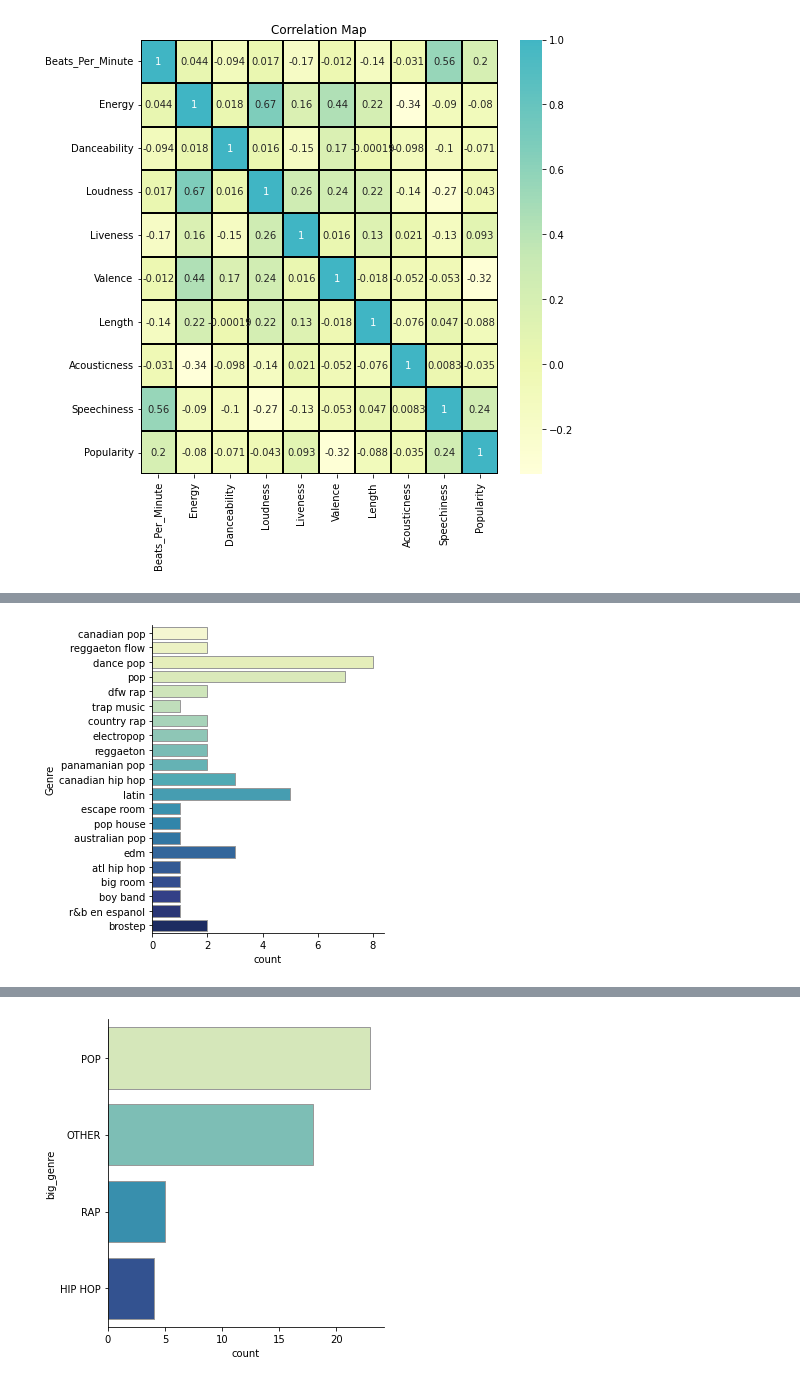
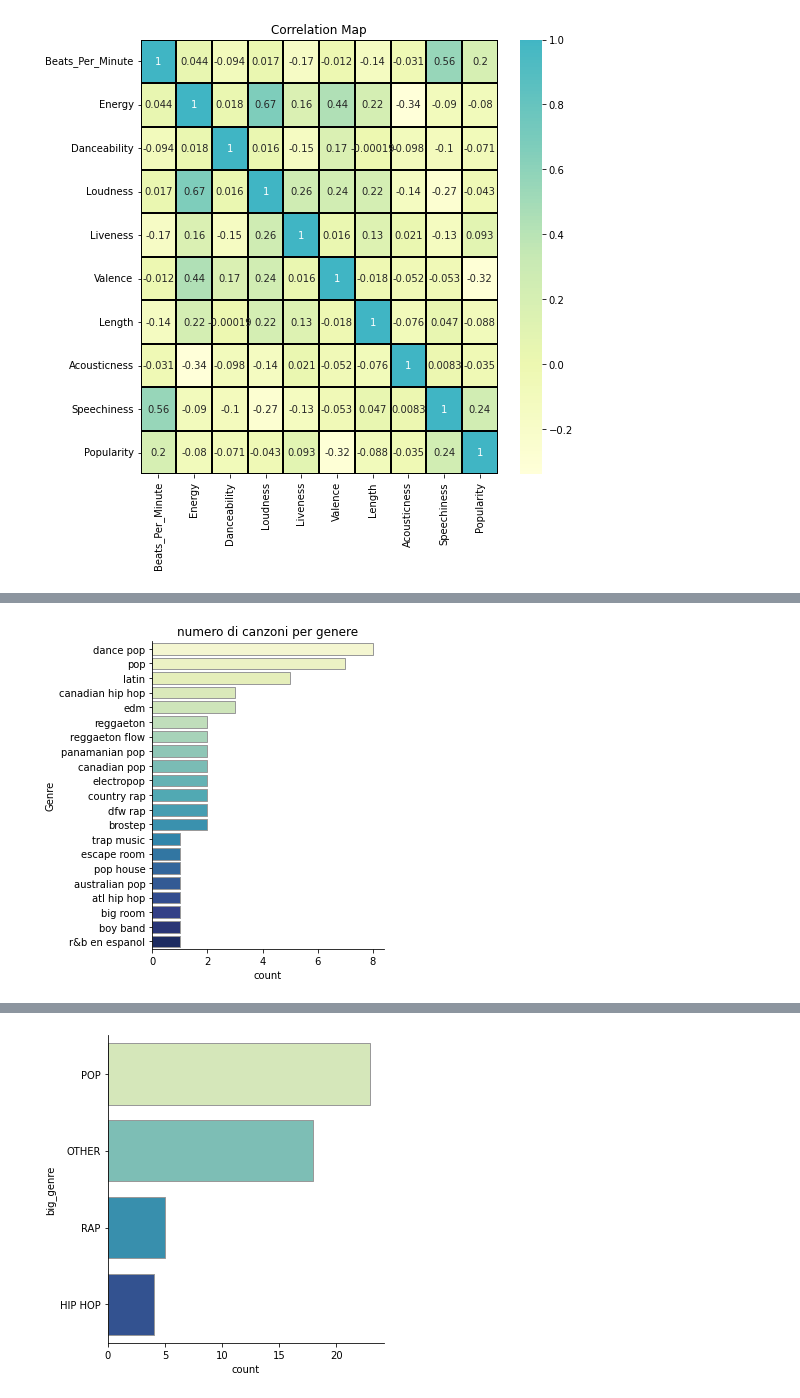
Before and after one commit to lilbrizzi/SpotifyTop50SongsAnalysis, a Jupyter notebook: laboDataScience.ipynb, the cells around one changed output, grey strips where cells are left out. Drawn from its saved outputs; the diff is of its cells as text; code cells hidden in the pictures.

```diff
--- a/laboDataScience.ipynb
+++ b/laboDataScience.ipynb
@@ -120,9 +146,9 @@ gb_genre.head()
 | brostep | 188 | 141 | 135 | -5 | 75 | 111 | 396 | 26 | ... |
 # %%
 #Catplot
-#It gives count of genre in spotify top 50 list.
-sns.catplot(y = "Genre", kind = "count", palette = "YlGnBu", edgecolor = ".6", data = spoti)
+sns.catplot(y = "Genre", kind = "count", palette = "YlGnBu", edgecolor = ".6", data = spoti, order = spoti["Genre"].value_counts().index)
+plt.title('numero di canzoni per genere', fontsize=12)
 plt.show()
 # %% [output]
-[figure, old version]
+[figure, new version]
 # %%
```
Also changed, not shown: parts of 16 cells of this notebook.
